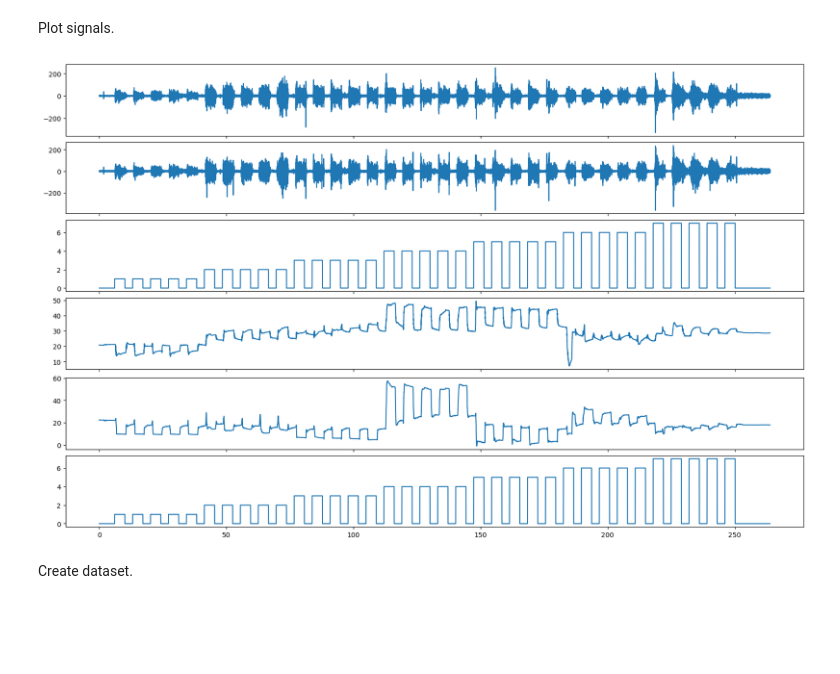
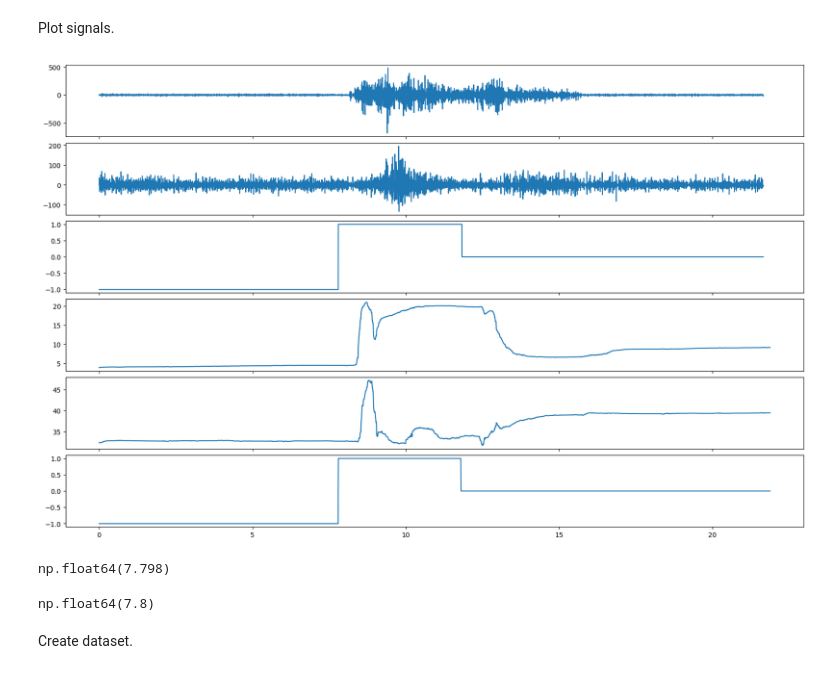
Before and after one commit to pulp-bio/biogui, a Jupyter notebook: scratch.ipynb, the cells around one changed output. Saved outputs shown, nothing was run; the diff lists cells and outputs as text; code cells hidden in the pictures; blank space fills up the shorter version.

Commit message:
changes to integrate us-emg and manus

```diff
--- a/scratch.ipynb
+++ b/scratch.ipynb
@@ -109,7 +109,7 @@ Model: "functional_15"
 # %% [markdown]
 Read EMG data.
 # %%
-with open("acquisitions/data/emg.bin", "rb") as f:
+with open(r"C:\Users\pierangelo\Documents\biogui\acquisitions\data\emg_2024-09-13_14-28-30.bin", "rb") as f:
     nChEmg = struct.unpack("<I", f.read(4))[0]
     bSig = bytes(f.read())
 emg = np.frombuffer(bSig, dtype="float32").reshape(-1, nChEmg).T
@@ -120,7 +120,7 @@ nChEmg -= 1
 # %% [markdown]
 Read Manus data.
 # %%
-with open("acquisitions/data/manus.bin", "rb") as f:
+with open(r"C:\Users\pierangelo\Documents\biogui\acquisitions\data\manus_2024-09-13_14-28-30.bin", "rb") as f:
     nChManus = struct.unpack("<I", f.read(4))[0]
     bSig = bytes(f.read())
 manus = np.frombuffer(bSig, dtype="float32").reshape(-1, nChManus).T
@@ -131,8 +131,9 @@ nChManus -= 1
 # %% [markdown]
 Align the two signals.
 # %%
-delayS = np.flatnonzero(triggerManus)[0] / 120 - np.flatnonzero(triggerEmg)[0] / 4000
-delay = int(round(delayS * 120))
+# delayS = np.flatnonzero(triggerManus)[0] / 120 - np.flatnonzero(triggerEmg)[0] / 500
+delayS= np.argwhere(triggerManus==1)[0]/120 - np.argwhere(triggerEmg==1)[0]/500
+delay = int(round(delayS[0]* 120))
 
 print(f"Delay: {delayS} s")
 
@@ -144,24 +145,32 @@ Delay: 1.17 s
 # %% [markdown]
 Filter the EMG data.
 # %%
-sos = signal.butter(4, (20, 500), "bandpass", output="sos", fs=4000)
+sos = signal.butter(4, (20, 249), "bandpass", output="sos", fs=500)
 emg = signal.sosfiltfilt(sos, emg)
 # %% [markdown]
 Plot signals.
 # %%
-tEmg = np.arange(nSampEmg) / 4000
+tEmg = np.arange(nSampEmg) / 500
 tManus = np.arange(nSampManus) / 120
 
 fig, axes = plt.subplots(nrows=6, sharex="all", figsize=(16, 10), layout="constrained")
 axes[0].plot(tEmg, emg[0])
 axes[1].plot(tEmg, emg[1])
 axes[2].plot(tEmg, triggerEmg)
 axes[3].plot(tManus, manus[0])
 axes[4].plot(tManus, manus[1])
 axes[5].plot(tManus, triggerManus)
 plt.show()
 # %% [output]
-[figure, old version]
+[figure, new version]
+# %%
+tEmg[np.flatnonzero(triggerEmg == 1)[0]]
+# %% [output]
+np.float64(7.798)
+# %%
+tManus[np.flatnonzero(triggerManus == 1)[0]]
+# %% [output]
+np.float64(7.8)
 # %% [markdown]
 Create dataset.
 # %%
```
Also changed, not shown: parts of 1 cell of this notebook, 8 other files.
